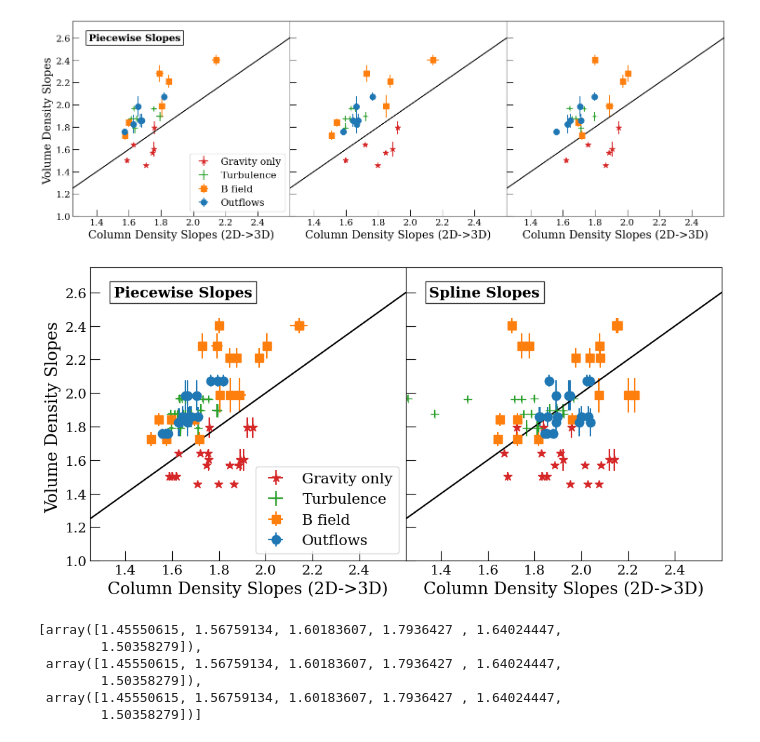
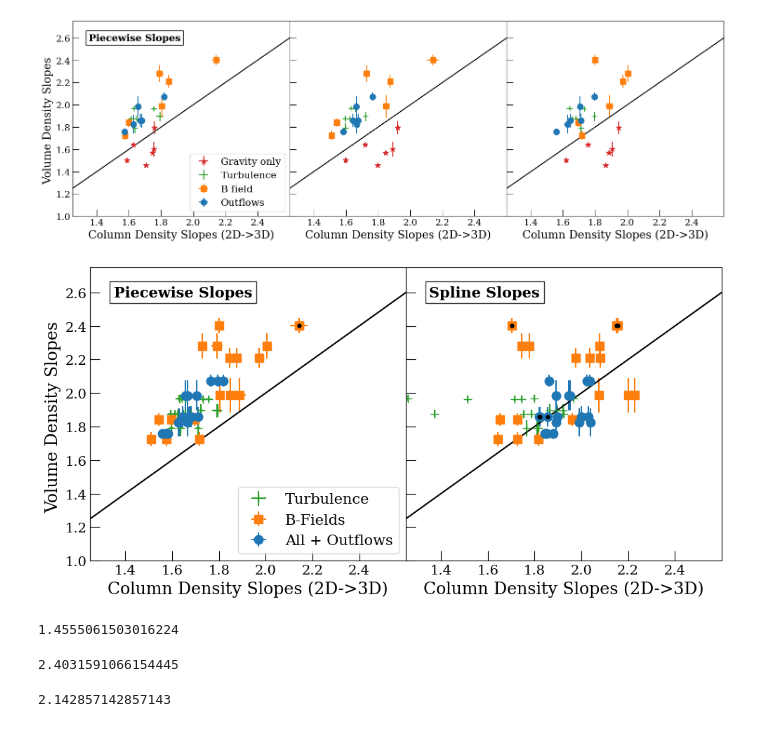
Before and after one commit to Kiihne/PDF-kiihne, a Jupyter notebook: 3D_slopes.ipynb, the cells around one changed output. Drawn from its saved outputs; the diff is of its cells as text; code cells hidden in the pictures.

Commit message:
volume piecewise is not properly functioning, but 3D slopes are looking good, with problem points now marked

```diff
--- a/3D_slopes.ipynb
+++ b/3D_slopes.ipynb
@@ -397,6 +397,14 @@ plt.savefig('3D_slope_comparison_PDFit.pdf', bbox_inches='tight', format = 'pdf'
 # %% [output]
 [figure]
 # %%
+#load in volume densities that I made
+inputfile = ('txt_file_storage/vol_spline_slope0%.txt','txt_file_storage/vol_spline_slope1%.txt','txt_file_storage/vol_spline_slope2%.txt','txt_file_storage/vol_spline_slope3%.txt','txt_file_storage/vol_spline_slope4%.txt','txt_file_storage/vol_spline_slope5%.txt')
+vol_slope_spline_g = []
+vol_slope_spline_gt = []
+vol_slope_spline_gtm = []
+vol_slope_spline_gtmp = []
+
+
 #compare spline and piecewise for 1 axis
 fig, ax = plt.subplots(nrows=1,ncols=2,figsize=(10,5),sharex = 'all', sharey = 'row', gridspec_kw={'hspace': 0,'wspace':0})
 ax =ax.ravel()
@@ -420,50 +428,72 @@ for ii in range(3):
         mag_err_vol_full.append(mag_err_vol[z])
         outflows_err_vol_full.append(outflows_err_vol[z])
 
-ax[0].errorbar(piece_comparison_g,grav_3D_vol_full,color = 'C3',xerr=piece_comparison_err_g, yerr = grav_err_vol_full, fmt = '*', markersize = 9)
-ax[0].errorbar(piece_comparison_gt,turbulence_3D_vol_full,color = 'C2',xerr=piece_comparison_err_gt,yerr = turbulence_err_vol_full, fmt = '+', markersize = 9)
-ax[0].errorbar(piece_comparison_gtm,mag_3D_vol_full,color = 'C1',xerr=piece_comparison_err_gtm,yerr = mag_err_vol_full, fmt = 's', markersize = 9)
-ax[0].errorbar(piece_comparison_gtmp,outflows_3D_vol_full,color = 'C0', xerr=piece_comparison_err_gtmp,yerr = outflows_err_vol_full, fmt = 'o', markersize = 9)
-ax[0].legend(['Gravity only', 'Turbulence', 'B field', 'Outflows'], loc = 'lower right',fontsize = 15)
+#ax[0].errorbar(piece_comparison_g,grav_3D_vol_full,color = 'C3',xerr=piece_comparison_err_g, yerr = grav_err_vol_full, fmt = '*', markersize = 9, label = 'Gravity ')
+ax[0].errorbar(piece_comparison_gt,turbulence_3D_vol_full,color = 'C2',xerr=piece_comparison_err_gt,yerr = turbulence_err_vol_full, fmt = '+', markersize = 9, label = 'Turbulence')
+ax[0].errorbar(piece_comparison_gtm,mag_3D_vol_full,color = 'C1',xerr=piece_comparison_err_gtm,yerr = mag_err_vol_full, fmt = 's', markersize = 9, label = 'B-Fields')
+ax[0].errorbar(piece_comparison_gtmp,outflows_3D_vol_full,color = 'C0', xerr=piece_comparison_err_gtmp,yerr = outflows_err_vol_full, fmt = 'o', markersize = 9, label = 'All + Outflows')
+#mark bad points
+ax[0].errorbar(piece_comparison_gtm[1],mag_3D_vol_full[1],color = 'black', fmt = '.', markersize = 7,)
+ax[0].errorbar(piece_comparison_gtm[7],mag_3D_vol_full[1],color = 'black', fmt = '.', markersize = 7,)
+ax[0].errorbar(piece_comparison_gtm[13],mag_3D_vol_full[1],color = 'black', fmt = '.', markersize = 7,)
+
+
+ax[0].legend(loc = 'lower right',fontsize = 15)
 #plot bells and whistles
 if a == 0:
-    ax[0].legend(['Gravity only', 'Turbulence', 'B field', 'Outflows'], loc = 'lower right',fontsize = 15)
+    ax[0].legend(loc = 'lower right',fontsize = 15)
 #plot x = y line
 ax[0].plot(x,y, color = 'black')
 #plt.title('3D slopes', size = 15)
 ax[0].set_xlabel('Column Density Slopes (2D->3D)', size=17)
 ax[0].set_ylabel('Volume Density Slopes ', size=17)
 ax[0].set_ylim(1,2.75)
 ax[0].set_xlim(1.25,2.6)
 ax[0].annotate('Piecewise Slopes', (1.35,2.6), color = 'black', fontsize =15, weight = 'bold',horizontalalignment='left',verticalalignment='center', textcoords='data', bbox=dict(facecolor='white', alpha=0.8))
 ax[0].set_xticks((1.4,1.6,1.8,2.0,2.2,2.4))
 ax[0].tick_params(direction='in', which = 'major', size =10,labelsize = 14)
 ax[0].tick_params(direction='in', which = 'minor', size =4)
 
 #the Spline section
-ax[1].errorbar(spline_comparison_g,grav_3D_vol_full,color = 'C3', yerr = grav_err_vol_full, fmt = '*', markersize = 9)
+#ax[1].errorbar(spline_comparison_g,grav_3D_vol_full,color = 'C3', yerr = grav_err_vol_full, fmt = '*', markersize = 9)
 ax[1].errorbar(spline_comparison_gt,turbulence_3D_vol_full,color = 'C2',yerr = turbulence_err_vol_full, fmt = '+', markersize = 9)
 ax[1].errorbar(spline_comparison_gtm,mag_3D_vol_full,color = 'C1',yerr = mag_err_vol_full, fmt = 's', markersize = 9)
 ax[1].errorbar(spline_comparison_gtmp,outflows_3D_vol_full,color = 'C0',yerr = outflows_err_vol_full, fmt = 'o', markersize = 9)
+#overplot the points where 2nd deriv does not = 0
+#ax[1].errorbar(spline_comparison_g[0],grav_3D_vol_full[0],color = 'black', fmt = '.', markersize = 7)
+#ax[1].errorbar(spline_comparison_g[6],grav_3D_vol_full[6],color = 'black', fmt = '.', markersize = 7)
+#ax[1].errorbar(spline_comparison_g[12],grav_3D_vol_full[12],color = 'black', fmt = '.', markersize = 7)
+ax[1].errorbar(spline_comparison_gtmp[2],outflows_3D_vol_full[2],color = 'black', fmt = '.', markersize = 7)
+ax[1].errorbar(spline_comparison_gtmp[8],outflows_3D_vol_full[8],color = 'black', fmt = '.', markersize = 7)
+ax[1].errorbar(spline_comparison_gtmp[14],outflows_3D_vol_full[14],color = 'black', fmt = '.', markersize = 7)
+ax[1].errorbar(spline_comparison_gtm[1],mag_3D_vol_full[1],color = 'black', fmt = '.', markersize = 7)
+ax[1].errorbar(spline_comparison_gtm[7],mag_3D_vol_full[7],color = 'black', fmt = '.', markersize = 7)
+ax[1].errorbar(spline_comparison_gtm[13],mag_3D_vol_full[13],color = 'black', fmt = '.', markersize = 7)
+
+
+
 ax[1].plot(x,y, color = 'black')
 ax[1].set_xlabel('Column Density Slopes (2D->3D)', size=17)
 ax[1].set_ylim(1,2.75)
 ax[1].set_xlim(1.25,2.6)
 ax[1].annotate('Spline Slopes', (1.35,2.6), color = 'black', fontsize =15, weight = 'bold',horizontalalignment='left',verticalalignment='center', textcoords='data', bbox=dict(facecolor='white', alpha=0.8))
 ax[1].set_xticks((1.4,1.6,1.8,2.0,2.2,2.4))
 ax[1].tick_params(direction='in', which = 'major', size =10,labelsize = 14)
 ax[1].tick_params(direction='in', which = 'minor', size =4)
 
 plt.tight_layout()
 plt.savefig('3D_slope_spline_pdFit.pdf', bbox_inches='tight', format = 'pdf')
 # %% [output]
-[figure, old version]
+[figure, new version]
 # %%
-grav_3D_vol_full
+grav_3D_vol_full[12]
 # %% [output]
-[array([1.45550615, 1.56759134, 1.60183607, 1.7936427 , 1.64024447,
-        1.50358279]),
- array([1.45550615, 1.56759134, 1.60183607, 1.7936427 , 1.64024447,
-        1.50358279]),
- array([1.45550615, 1.56759134, 1.60183607, 1.7936427 , 1.64024447,
-        1.50358279])]
+1.4555061503016224
+# %%
+mag_3D_vol_full[1]
+# %% [output]
+2.4031591066154445
+# %%
+piece_comparison_gtm[1]
+# %% [output]
+2.142857142857143
```
Also changed, not shown: 1 other file.
